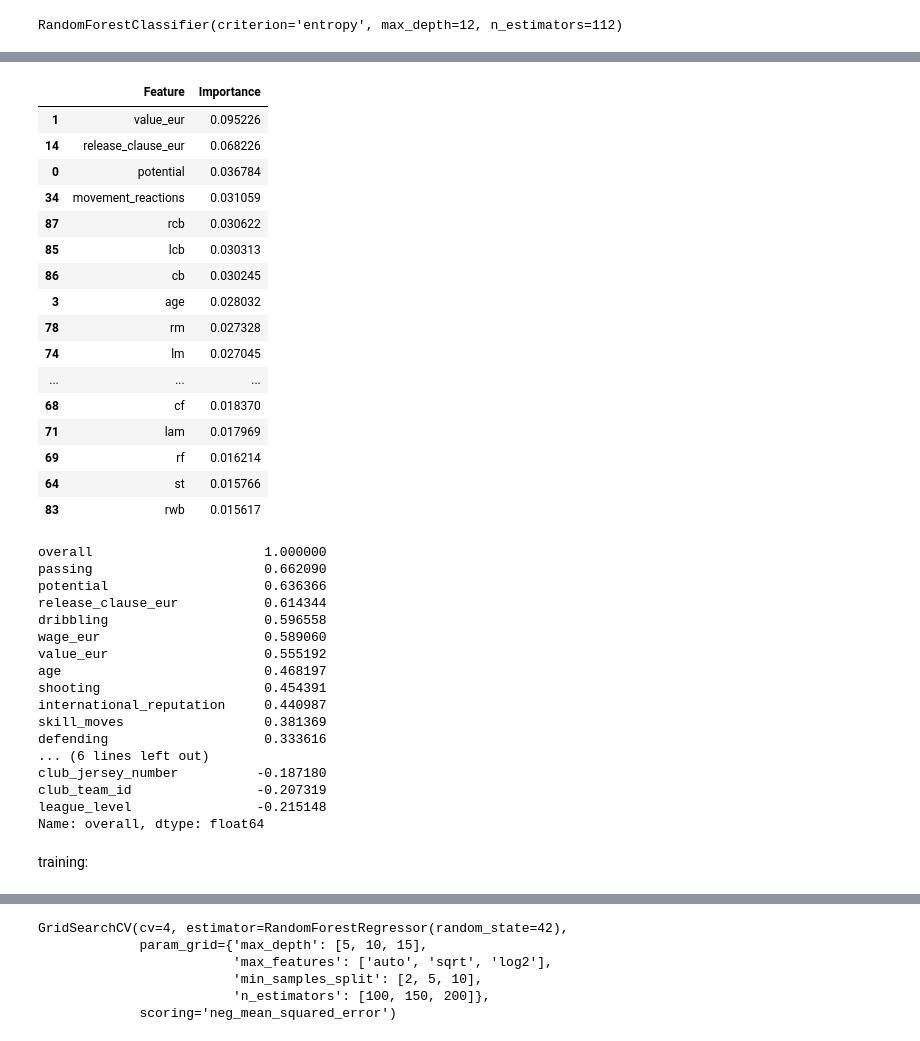
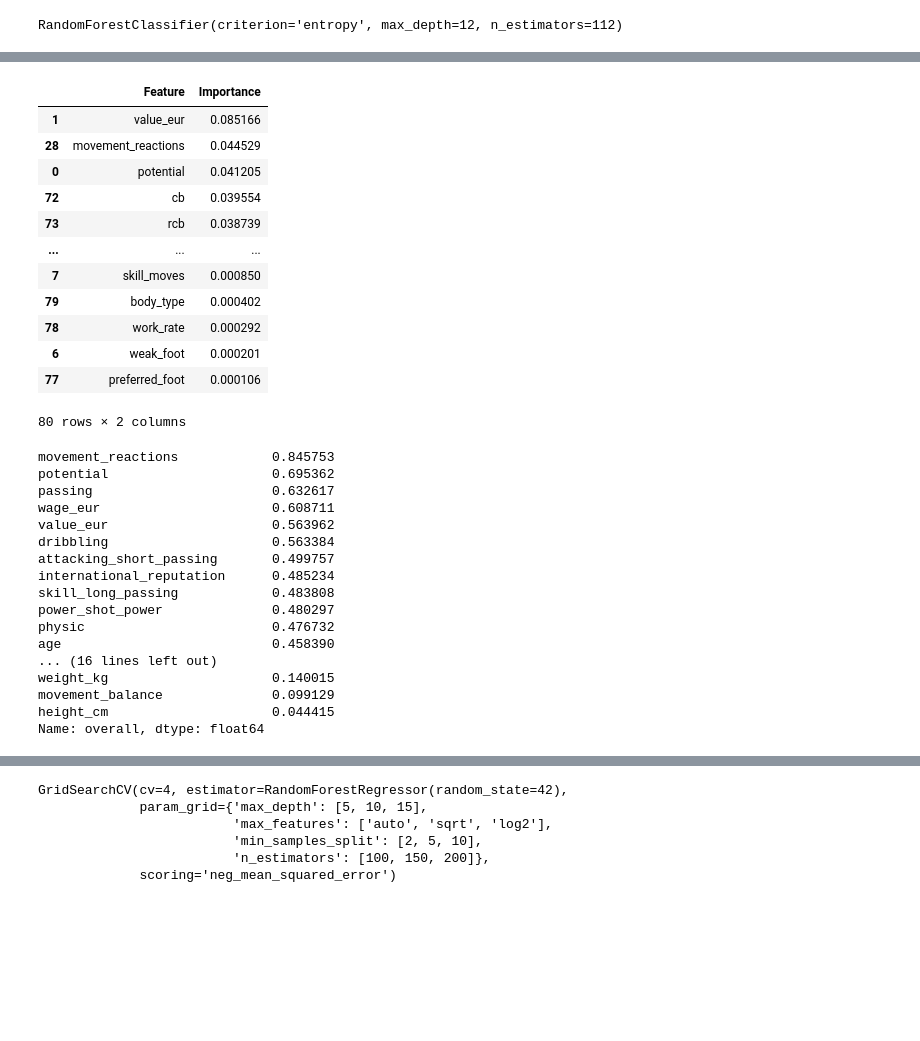
Before and after one commit to Nhyira-EM/EmmanuelNhyiraFreduahAgyemang._SportsPrediction, a Jupyter notebook: EmmanuelNhyira_SportsPrediction.ipynb, the cells around one changed output, grey strips where cells are left out. Saved outputs shown, nothing was run; the diff lists cells and outputs as text; code cells hidden in the pictures; blank space fills up the shorter version.

```diff
--- a/EmmanuelNhyira_SportsPrediction.ipynb
+++ b/EmmanuelNhyira_SportsPrediction.ipynb
@@ -297,46 +297,42 @@ body_type = 0.00042027906418420447
 # %%
-#sorting the feature importance
-feature_importance_df = pd.DataFrame({'Feature': X.columns, 'Importance': feature_importance})
-feature_importance_df = feature_importance_df.sort_values(by='Importance', ascending=False)
-feature_importance_df.iloc[0:20]
+#Putting in ascending order
+feature_imp_df = pd.DataFrame({'Feature': X.columns, 'Importance': feature_importance})
+feature_imp_df = feature_imp_df.sort_values(by='Importance', ascending=False)
+feature_imp_df
 # %% [output]
 |  | Feature | Importance |
-| 1 | value_eur | 0.095226 |
-| 14 | release_clause_eur | 0.068226 |
-| 0 | potential | 0.036784 |
-| 34 | movement_reactions | 0.031059 |
-| 87 | rcb | 0.030622 |
-| 85 | lcb | 0.030313 |
-| 86 | cb | 0.030245 |
-| 3 | age | 0.028032 |
-| 78 | rm | 0.027328 |
-| 74 | lm | 0.027045 |
+| 1 | value_eur | 0.085166 |
+| 28 | movement_reactions | 0.044529 |
+| 0 | potential | 0.041205 |
+| 72 | cb | 0.039554 |
+| 73 | rcb | 0.038739 |
 | ... | ... | ... |
-| 68 | cf | 0.018370 |
-| 71 | lam | 0.017969 |
-| 69 | rf | 0.016214 |
-| 64 | st | 0.015766 |
-| 83 | rwb | 0.015617 |
+| 7 | skill_moves | 0.000850 |
+| 79 | body_type | 0.000402 |
+| 78 | work_rate | 0.000292 |
+| 6 | weak_foot | 0.000201 |
+| 77 | preferred_foot | 0.000106 |
+80 rows × 2 columns
 # %%
 #using correlation matrix
-cmatrix = pd.DataFrame(cleaned_players_21.corr())
-cmatrix['overall'].iloc[0:21].sort_values(ascending = False)
+corr_matrix = pd.DataFrame(cleaned_legacy.corr())
+corr_matrix['overall'].iloc[0:31].sort_values(ascending = False)
 # %% [output]
-overall                      1.000000
-passing                      0.662090
-potential                    0.636366
-release_clause_eur           0.614344
-dribbling                    0.596558
-wage_eur                     0.589060
-value_eur                    0.555192
-age                          0.468197
-shooting                     0.454391
-international_reputation     0.440987
-skill_moves                  0.381369
-defending                    0.333616
-... (6 lines left out)
-club_jersey_number          -0.187180
-club_team_id                -0.207319
-league_level                -0.215148
+movement_reactions            0.845753
+potential                     0.695362
+passing                       0.632617
+wage_eur                      0.608711
+value_eur                     0.563962
+dribbling                     0.563384
+attacking_short_passing       0.499757
+international_reputation      0.485234
+skill_long_passing            0.483808
+power_shot_power              0.480297
+physic                        0.476732
+age                           0.458390
+... (16 lines left out)
+weight_kg                     0.140015
+movement_balance              0.099129
+height_cm                     0.044415
 Name: overall, dtype: float64
 # %%
@@ -355,2 +350,0 @@ X_train, X_test, y_train, y_test = train_test_split(X_scaled, y, test_size=0.2,
-# %% [markdown]
-training:
```
Also changed, not shown: parts of 6 cells of this notebook.
